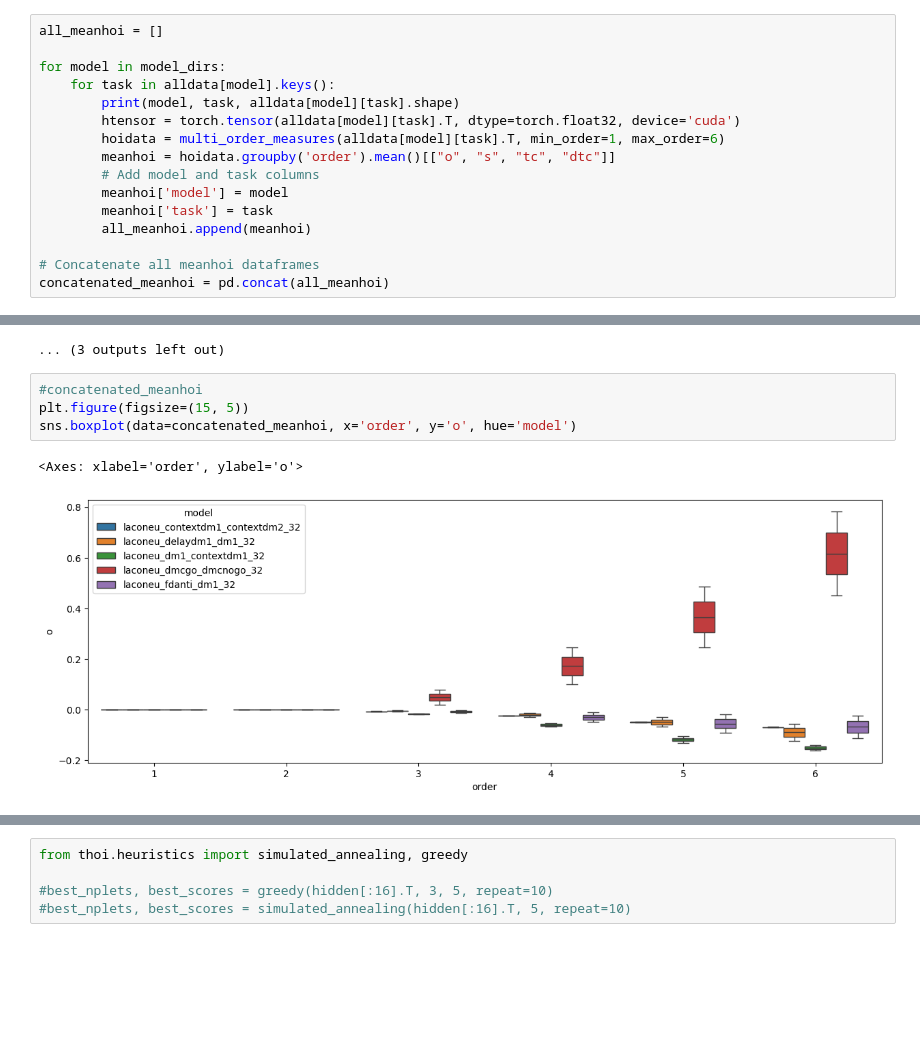
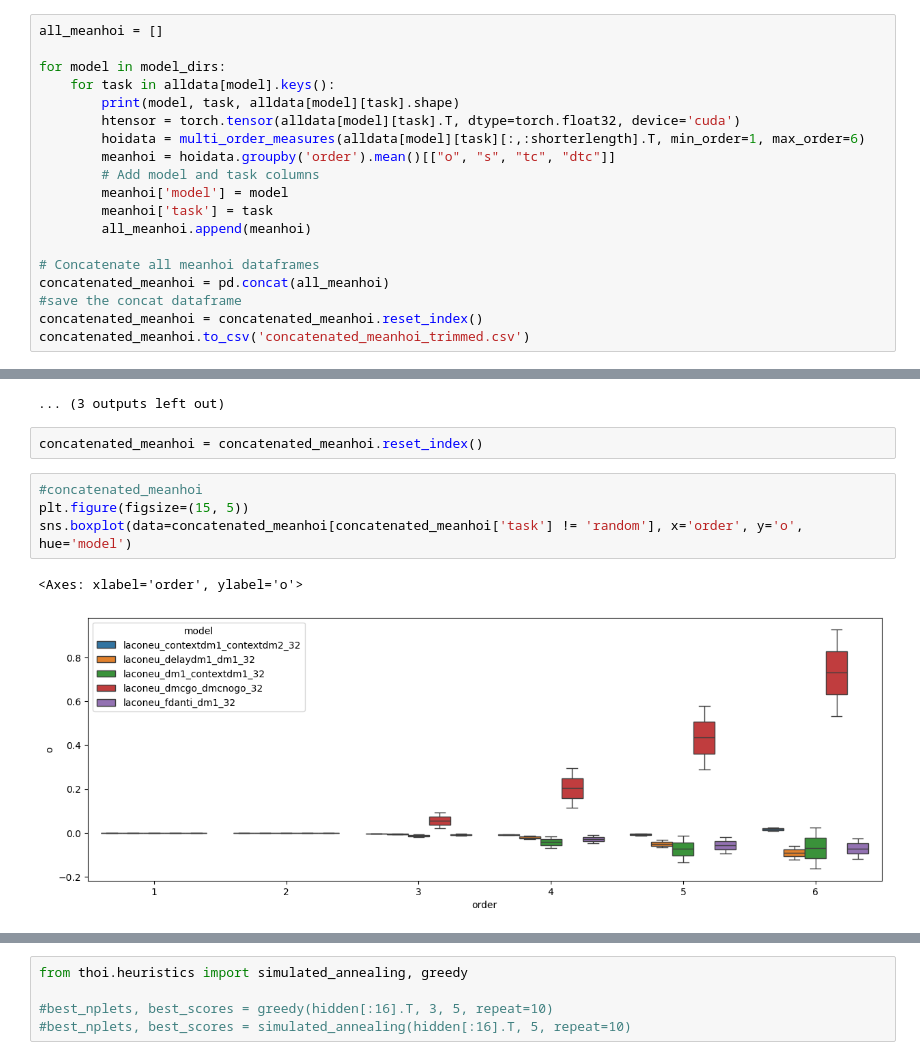
Before and after one commit to SalvadorCalanni/LACONEU25_group_project, a Jupyter notebook: Ori_repo_and_data/hoi.ipynb, the cells around one changed output, grey strips where cells are left out. Drawn from its saved outputs; the diff is of its cells as text; blank space fills up the shorter version.

```diff
--- a/Ori_repo_and_data/hoi.ipynb
+++ b/Ori_repo_and_data/hoi.ipynb
@@ -49,7 +49,7 @@ for model in model_dirs:
     for task in alldata[model].keys():
         print(model, task, alldata[model][task].shape)
         htensor = torch.tensor(alldata[model][task].T, dtype=torch.float32, device='cuda')
-        hoidata = multi_order_measures(alldata[model][task].T, min_order=1, max_order=6)
+        hoidata = multi_order_measures(alldata[model][task][:,:shorterlength].T, min_order=1, max_order=6)
         meanhoi = hoidata.groupby('order').mean()[["o", "s", "tc", "dtc"]]
         # Add model and task columns
         meanhoi['model'] = model
@@ -58,6 +58,9 @@ for model in model_dirs:
 
 # Concatenate all meanhoi dataframes
 concatenated_meanhoi = pd.concat(all_meanhoi)
+#save the concat dataframe
+concatenated_meanhoi = concatenated_meanhoi.reset_index()
+concatenated_meanhoi.to_csv('concatenated_meanhoi_trimmed.csv')
 # %% [output]
 laconeu_contextdm1_contextdm2_32 contextdm1 (32, 200000)
 laconeu_contextdm1_contextdm2_32 contextdm2 (32, 200000)
@@ -72,10 +75,12 @@ laconeu_dmcgo_dmcnogo_32 dmcgo (32, 43200)
 laconeu_dmcgo_dmcnogo_32 dmcnogo (32, 43200)
 laconeu_dmcgo_dmcnogo_32 random (32, 256000)
 ... (3 outputs left out)
+# %%
+concatenated_meanhoi = concatenated_meanhoi.reset_index()
 # %%
 #concatenated_meanhoi
 plt.figure(figsize=(15, 5))
-sns.boxplot(data=concatenated_meanhoi, x='order', y='o', hue='model')
+sns.boxplot(data=concatenated_meanhoi[concatenated_meanhoi['task'] != 'random'], x='order', y='o', hue='model')
 # %% [output]
 <Axes: xlabel='order', ylabel='o'>
-[figure, old version]
+[figure, new version]
```
Also changed, not shown: parts of 2 cells of this notebook, 1 other file.
